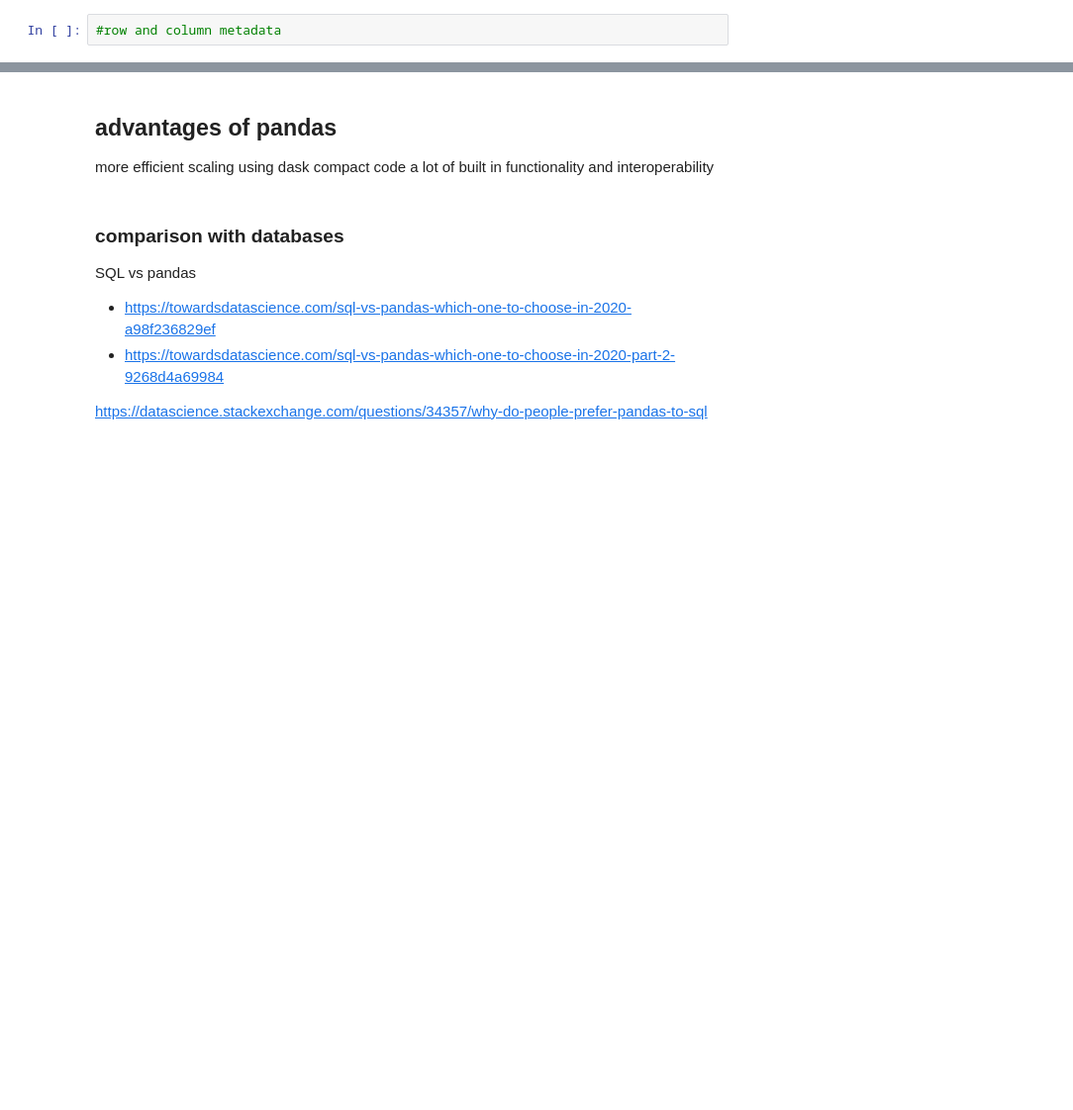
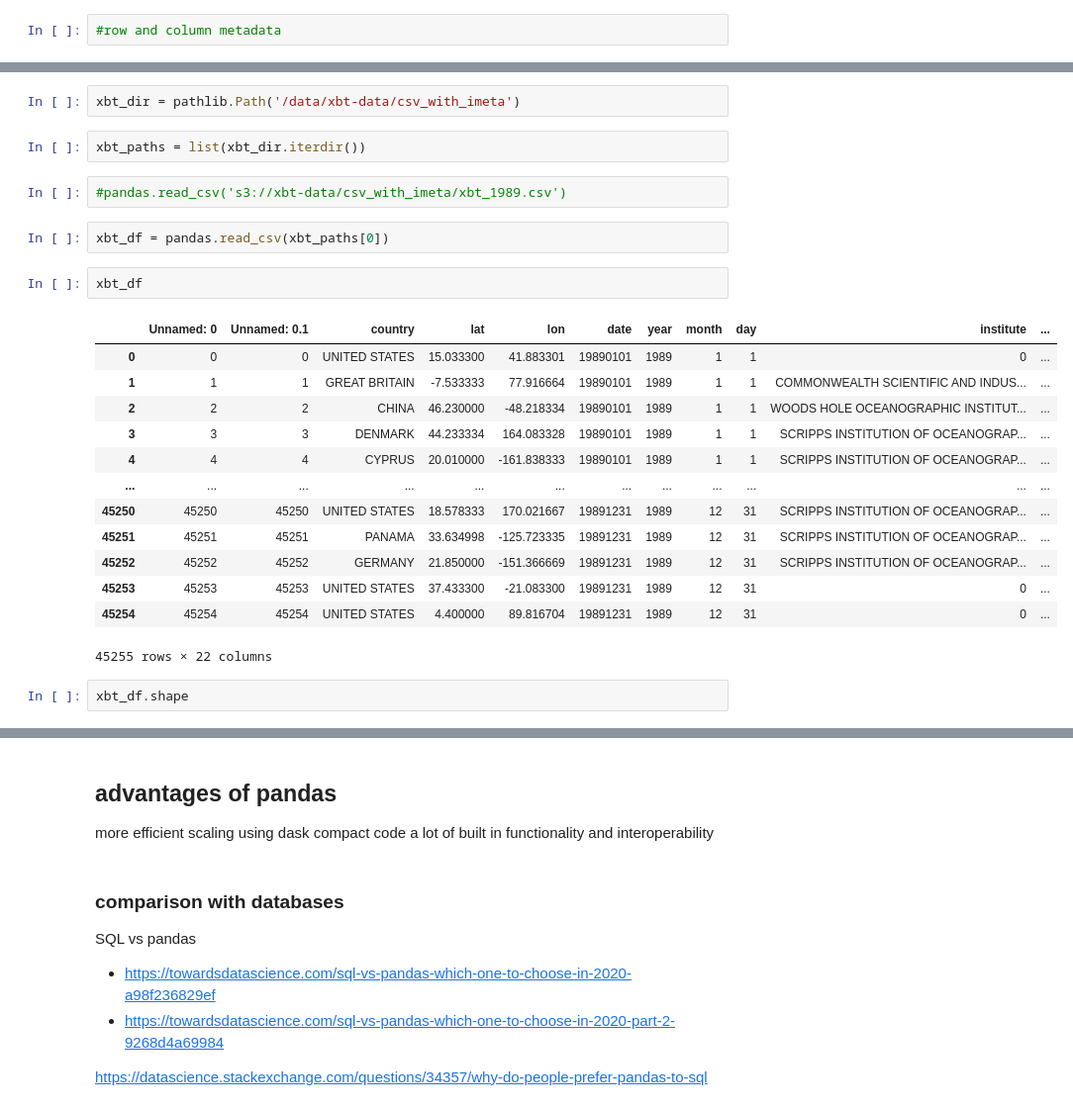
Before and after one commit to informatics-lab/intro_python_data_analysis, a Jupyter notebook: 05_PythonDataModel_Tabular.ipynb, the cells around one changed output, grey strips where cells are left out. Shown: that part at 99% size. Drawn from its saved outputs; the diff is of its cells as text; blank space fills up the shorter version.

```diff
--- a/05_PythonDataModel_Tabular.ipynb
+++ b/05_PythonDataModel_Tabular.ipynb
@@ -58,0 +135,26 @@ Compare operation in parts 1-4 with how it is done in Pandas
+# %%
+xbt_dir = pathlib.Path('/data/xbt-data/csv_with_imeta')
+# %%
+xbt_paths = list(xbt_dir.iterdir())
+# %%
+#pandas.read_csv('s3://xbt-data/csv_with_imeta/xbt_1989.csv')
+# %%
+xbt_df = pandas.read_csv(xbt_paths[0])
+# %%
+xbt_df
+# %% [output]
+|  | Unnamed: 0 | Unnamed: 0.1 | country | lat | lon | date | year | month | day | institute | ... |
+| 0 | 0 | 0 | UNITED STATES | 15.033300 | 41.883301 | 19890101 | 1989 | 1 | 1 | 0 | ... |
+| 1 | 1 | 1 | GREAT BRITAIN | -7.533333 | 77.916664 | 19890101 | 1989 | 1 | 1 | COMMONWEALTH SCIENTIFIC AND INDUS... | ... |
+| 2 | 2 | 2 | CHINA | 46.230000 | -48.218334 | 19890101 | 1989 | 1 | 1 | WOODS HOLE OCEANOGRAPHIC INSTITUT... | ... |
+| 3 | 3 | 3 | DENMARK | 44.233334 | 164.083328 | 19890101 | 1989 | 1 | 1 | SCRIPPS INSTITUTION OF OCEANOGRAP... | ... |
+| 4 | 4 | 4 | CYPRUS | 20.010000 | -161.838333 | 19890101 | 1989 | 1 | 1 | SCRIPPS INSTITUTION OF OCEANOGRAP... | ... |
+| ... | ... | ... | ... | ... | ... | ... | ... | ... | ... | ... | ... |
+| 45250 | 45250 | 45250 | UNITED STATES | 18.578333 | 170.021667 | 19891231 | 1989 | 12 | 31 | SCRIPPS INSTITUTION OF OCEANOGRAP... | ... |
+| 45251 | 45251 | 45251 | PANAMA | 33.634998 | -125.723335 | 19891231 | 1989 | 12 | 31 | SCRIPPS INSTITUTION OF OCEANOGRAP... | ... |
+| 45252 | 45252 | 45252 | GERMANY | 21.850000 | -151.366669 | 19891231 | 1989 | 12 | 31 | SCRIPPS INSTITUTION OF OCEANOGRAP... | ... |
+| 45253 | 45253 | 45253 | UNITED STATES | 37.433300 | -21.083300 | 19891231 | 1989 | 12 | 31 | 0 | ... |
+| 45254 | 45254 | 45254 | UNITED STATES | 4.400000 | 89.816704 | 19891231 | 1989 | 12 | 31 | 0 | ... |
+45255 rows × 22 columns
+# %%
+xbt_df.shape
```
Also changed, not shown: parts of 49 cells of this notebook, 1 other file.
